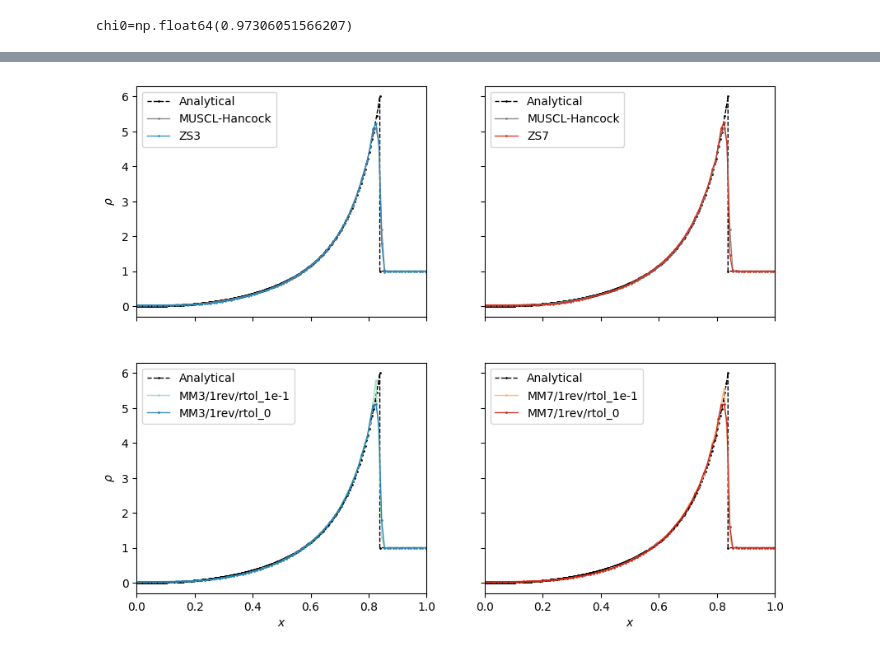
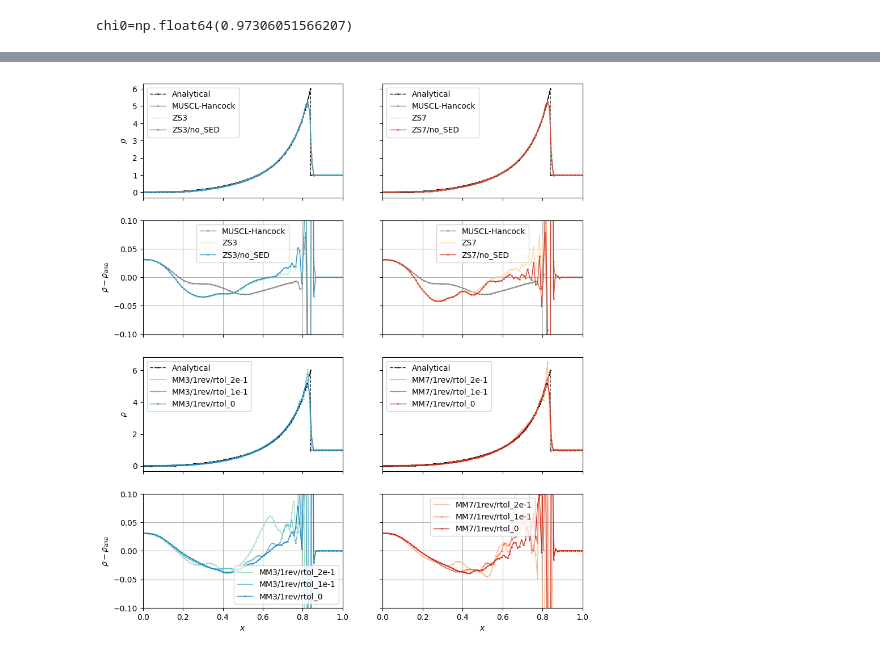
Before and after one commit to jpalafou/superfv, a Jupyter notebook: benchmarks/sedov_blast_1d/Notebook.ipynb, the cells around one changed output, grey strips where cells are left out. Saved outputs shown, nothing was run; the diff lists cells and outputs as text; code cells hidden in the pictures.

```diff
--- a/benchmarks/sedov_blast_1d/Notebook.ipynb
+++ b/benchmarks/sedov_blast_1d/Notebook.ipynb
@@ -46,12 +47,18 @@ configs = {
     "MUSCL-Hancock": dict(MUSCL_limiter="moncen", **musclhancock),
     "ZS3": dict(p=3, **apriori),
     "ZS7": dict(p=7, **apriori),
+    "ZS3/no_SED": dict(p=3, SED=False, **apriori),
+    "ZS7/no_SED": dict(p=7, SED=False, **apriori),
     "MM3/1rev/no_NAD": dict(p=3, NAD=False, SED=False, **aposteriori1),
     "MM7/1rev/no_NAD": dict(p=7, NAD=False, SED=False, **aposteriori1),
     "MM3/1rev/rtol_1e1": dict(p=3, NAD_rtol=1e1, **aposteriori1),
     "MM7/1rev/rtol_1e1": dict(p=7, NAD_rtol=1e1, **aposteriori1),
     "MM3/1rev/rtol_1e0": dict(p=3, NAD_rtol=1e0, **aposteriori1),
     "MM7/1rev/rtol_1e0": dict(p=7, NAD_rtol=1e0, **aposteriori1),
+    "MM3/1rev/rtol_5e-1": dict(p=3, NAD_rtol=5e-1, **aposteriori1),
+    "MM7/1rev/rtol_5e-1": dict(p=7, NAD_rtol=5e-1, **aposteriori1),
+    "MM3/1rev/rtol_2e-1": dict(p=3, NAD_rtol=2e-1, **aposteriori1),
+    "MM7/1rev/rtol_2e-1": dict(p=7, NAD_rtol=2e-1, **aposteriori1),
     "MM3/1rev/rtol_1e-1": dict(p=3, NAD_rtol=1e-1, **aposteriori1),
     "MM7/1rev/rtol_1e-1": dict(p=7, NAD_rtol=1e-1, **aposteriori1),
     "MM3/1rev/rtol_1e-2": dict(p=3, NAD_rtol=1e-2, **aposteriori1),
@@ -74,6 +81,8 @@ configs = {
     "MM7/3revs/rtol_1e1": dict(p=7, NAD_rtol=1e1, **aposteriori3),
     "MM3/3revs/rtol_1e0": dict(p=3, NAD_rtol=1e0, **aposteriori3),
     "MM7/3revs/rtol_1e0": dict(p=7, NAD_rtol=1e0, **aposteriori3),
+    "MM3/3revs/rtol_2e-1": dict(p=3, NAD_rtol=2e-1, **aposteriori3),
+    "MM7/3revs/rtol_2e-1": dict(p=7, NAD_rtol=2e-1, **aposteriori3),
     "MM3/3revs/rtol_1e-1": dict(p=3, NAD_rtol=1e-1, **aposteriori3),
     "MM7/3revs/rtol_1e-1": dict(p=7, NAD_rtol=1e-1, **aposteriori3),
     "MM3/3revs/rtol_1e-2": dict(p=3, NAD_rtol=1e-2, **aposteriori3),
@@ -147,23 +156,40 @@ Successfully read simulation output from "../../out/sedov1d/MM7/3revs/rtol_1e-2"
 Successfully read simulation output from "../../out/sedov1d/MM3/3revs/rtol_0"
 Successfully read simulation output from "../../out/sedov1d/MM7/3revs/rtol_0"
 # %%
-fig, axs = plt.subplots(2, 2, sharex=True, sharey=True, figsize=(10, 8))
-axs[1, 0].set_xlabel(r"$x$")
-axs[1, 1].set_xlabel(r"$x$")
+fig, axs = plt.subplots(4, 2, sharex=True, sharey="row", figsize=(10, 12))
+axs[3, 0].set_xlabel(r"$x$")
+axs[3, 1].set_xlabel(r"$x$")
 axs[0, 0].set_ylabel(r"$\rho$")
-axs[1, 0].set_ylabel(r"$\rho$")
+axs[1, 0].set_ylabel(r"$\rho - \rho_{\text{ana}}$")
+axs[2, 0].set_ylabel(r"$\rho$")
+axs[3, 0].set_ylabel(r"$\rho - \rho_{\text{ana}}$")
 axs[0, 0].set_xlim(0, 1)
+axs[1, 0].set_ylim(-0.1, 0.1)
+axs[3, 0].set_ylim(-0.1, 0.1)
 
 cmap1 = plt.get_cmap("GnBu")
 cmap2 = plt.get_cmap("OrRd")
 common_style = dict(linewidth=1, markersize=1, marker="o", mfc="none")
 
 
-def plot(name, ax, v, style=dict()):
+def plot(name, ax, v, style=dict(), residual=False):
+    if residual:
+        if v != "rho":
+            raise NotImplementedError("Residuals only implemented for density 'rho'")
+        x = sims[name].mesh.x_centers
+        rho_ana = np.interp(x, r, d)[:, np.newaxis, np.newaxis]
+
+        def func(rho):
+            return rho - rho_ana
+
+    else:
+        func = None
+
     plot_1d_slice(
         sims[name],
         ax,
         v,
+        func=func,
         label=name,
         alpha=0.9,
         **common_style,
@@ -173,22 +199,51 @@ def plot(name, ax, v, style=dict()):
 
 axs[0, 0].plot(r, d, label="Analytical", color="k", linestyle="--", **common_style)
 plot("MUSCL-Hancock", axs[0, 0], "rho", dict(color="grey"))
-plot("ZS3", axs[0, 0], "rho", dict(color=cmap1(0.75)))
+plot("ZS3", axs[0, 0], "rho", dict(color=cmap1(0.25)))
+plot("ZS3/no_SED", axs[0, 0], "rho", dict(color=cmap1(0.75)))
+
+plot("MUSCL-Hancock", axs[1, 0], "rho", dict(color="grey"), residual=True)
+plot("ZS3", axs[1, 0], "rho", dict(color=cmap1(0.25)), residual=True)
+plot("ZS3/no_SED", axs[1, 0], "rho", dict(color=cmap1(0.75)), residual=True)
 
 axs[0, 1].plot(r, d, label="Analytical", color="k", linestyle="--", **common_style)
 plot("MUSCL-Hancock", axs[0, 1], "rho", dict(color="grey"))
-plot("ZS7", axs[0, 1], "rho", dict(color=cmap2(0.75)))
+plot("ZS7", axs[0, 1], "rho", dict(color=cmap2(0.25)))
+plot("ZS7/no_SED", axs[0, 1], "rho", dict(color=cmap2(0.75)))
 
-axs[1, 0].plot(r, d, label="Analytical", color="k", linestyle="--", **common_style)
-plot("MM3/1rev/rtol_1e-1", axs[1, 0], "rho", dict(color=cmap1(0.4)))
-plot("MM3/1rev/rtol_0", axs[1, 0], "rho", dict(color=cmap1(0.8)))
+plot("MUSCL-Hancock", axs[1, 1], "rho", dict(color="grey"), residual=True)
+plot("ZS7", axs[1, 1], "rho", dict(color=cmap2(0.25)), residual=True)
+plot("ZS7/no_SED", axs[1, 1], "rho", dict(color=cmap2(0.75)), residual=True)
 
-axs[1, 1].plot(r, d, label="Analytical", color="k", linestyle="--", **common_style)
-plot("MM7/1rev/rtol_1e-1", axs[1, 1], "rho", dict(color=cmap2(0.4)))
-plot("MM7/1rev/rtol_0", axs[1, 1], "rho", dict(color=cmap2(0.8)))
+axs[2, 0].plot(r, d, label="Analytical", color="k", linestyle="--", **common_style)
+plot("MM3/1rev/rtol_2e-1", axs[2, 0], "rho", dict(color=cmap1(0.4)))
+plot("MM3/1rev/rtol_1e-1", axs[2, 0], "rho", dict(color=cmap1(0.6)))
+plot("MM3/1rev/rtol_0", axs[2, 0], "rho", dict(color=cmap1(0.8)))
+
+plot("MM3/1rev/rtol_2e-1", axs[3, 0], "rho", dict(color=cmap1(0.4)), residual=True)
+plot("MM3/1rev/rtol_1e-1", axs[3, 0], "rho", dict(color=cmap1(0.6)), residual=True)
+plot("MM3/1rev/rtol_0", axs[3, 0], "rho", dict(color=cmap1(0.8)), residual=True)
+
+axs[2, 1].plot(r, d, label="Analytical", color="k", linestyle="--", **common_style)
+plot("MM7/1rev/rtol_2e-1", axs[2, 1], "rho", dict(color=cmap2(0.4)))
+plot("MM7/1rev/rtol_1e-1", axs[2, 1], "rho", dict(color=cmap2(0.6)))
+plot("MM7/1rev/rtol_0", axs[2, 1], "rho", dict(color=cmap2(0.8)))
+
+plot("MM7/1rev/rtol_2e-1", axs[3, 1], "rho", dict(color=cmap2(0.4)), residual=True)
+plot("MM7/1rev/rtol_1e-1", axs[3, 1], "rho", dict(color=cmap2(0.6)), residual=True)
+plot("MM7/1rev/rtol_0", axs[3, 1], "rho", dict(color=cmap2(0.8)), residual=True)
 
 axs[0, 0].legend(loc="upper left")
 axs[0, 1].legend(loc="upper left")
-axs[1, 0].legend(loc="upper left")
-axs[1, 1].legend(loc="upper left")
+axs[1, 0].legend()
+axs[1, 1].legend()
+axs[2, 0].legend(loc="upper left")
+axs[2, 1].legend(loc="upper left")
+axs[3, 0].legend()
+axs[3, 1].legend()
+
+axs[1, 1].grid()
+axs[1, 0].grid()
+axs[3, 0].grid()
+axs[3, 1].grid()
 # %% [output]
@@ -196,3 +250,3 @@ axs[1, 1].legend(loc="upper left")
-[figure, old version]
+[figure, new version]
 # %%
 fig.savefig("sedov-1d.pdf")
```
Also changed, not shown: parts of 3 cells of this notebook, 3 other files.
